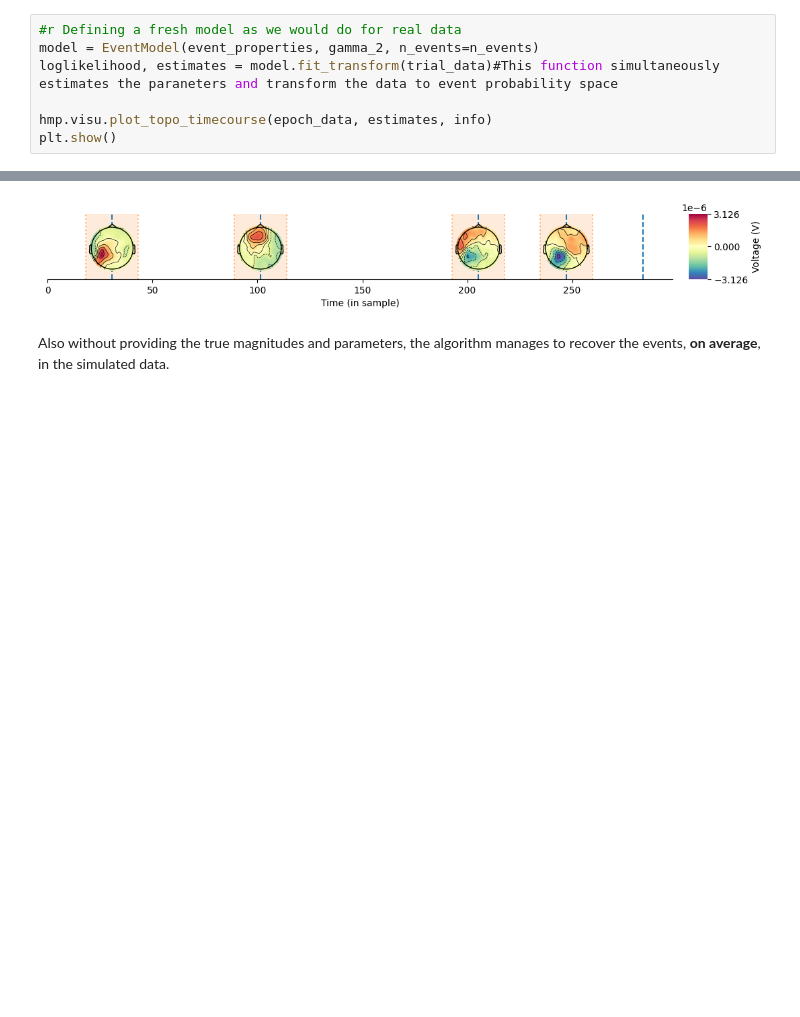
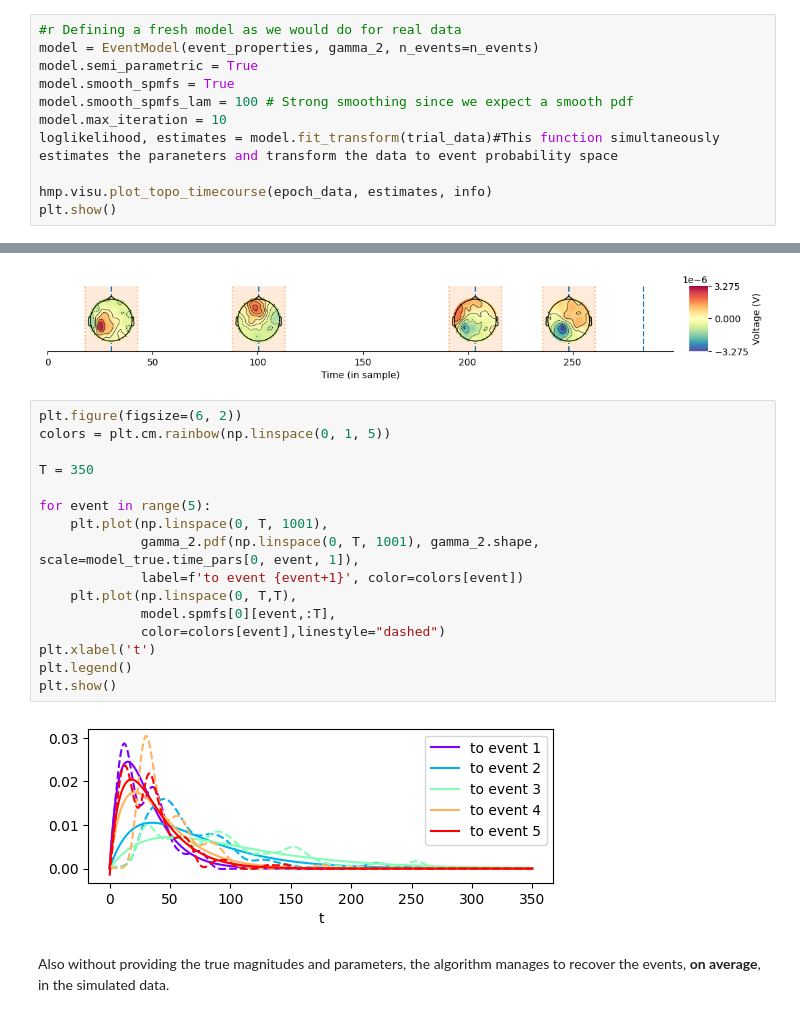
Before and after one commit to JoKra1/hsmm_mvpy, a Jupyter notebook: docs/source/notebooks/1-How_HMP_works.ipynb, the cells around one changed output, grey strips where cells are left out. Cells and saved outputs as stored; diff of their text form; blank space fills up the shorter version.

Commit message:
Implemented semi-parametric estimation of interval duration distributions

```diff
--- a/docs/source/notebooks/1-How_HMP_works.ipynb
+++ b/docs/source/notebooks/1-How_HMP_works.ipynb
@@ -388,6 +388,10 @@ We start with neutral guess on the time and channel parameters (0's for `channel
 # %%
 #r Defining a fresh model as we would do for real data
 model = EventModel(event_properties, gamma_2, n_events=n_events)
+model.semi_parametric = True
+model.smooth_spmfs = True
+model.smooth_spmfs_lam = 100 # Strong smoothing since we expect a smooth pdf
+model.max_iteration = 10
 loglikelihood, estimates = model.fit_transform(trial_data)#This function simultaneously estimates the paraneters and transform the data to event probability space
 
 hmp.visu.plot_topo_timecourse(epoch_data, estimates, info)
@@ -395,6 +399,24 @@ plt.show()
 # %% [output]
 Estimating 4 events model with 1 starting point(s)
 [figure]
+# %%
+plt.figure(figsize=(6, 2))
+colors = plt.cm.rainbow(np.linspace(0, 1, 5))
+
+T = 350
+
+for event in range(5):
+    plt.plot(np.linspace(0, T, 1001),
+             gamma_2.pdf(np.linspace(0, T, 1001), gamma_2.shape, scale=model_true.time_pars[0, event, 1]),
+             label=f'to event {event+1}', color=colors[event])
+    plt.plot(np.linspace(0, T,T),
+             model.spmfs[0][event,:T],
+             color=colors[event],linestyle="dashed")
+plt.xlabel('t')
+plt.legend()
+plt.show()
+# %% [output]
+[figure, added]
 # %% [markdown]
 Also without providing the true magnitudes and parameters, the algorithm manages to recover the events, **on average**, in the simulated data.
 # %% [markdown]
```
Also changed, not shown: parts of 10 cells of this notebook, 1 other file.
